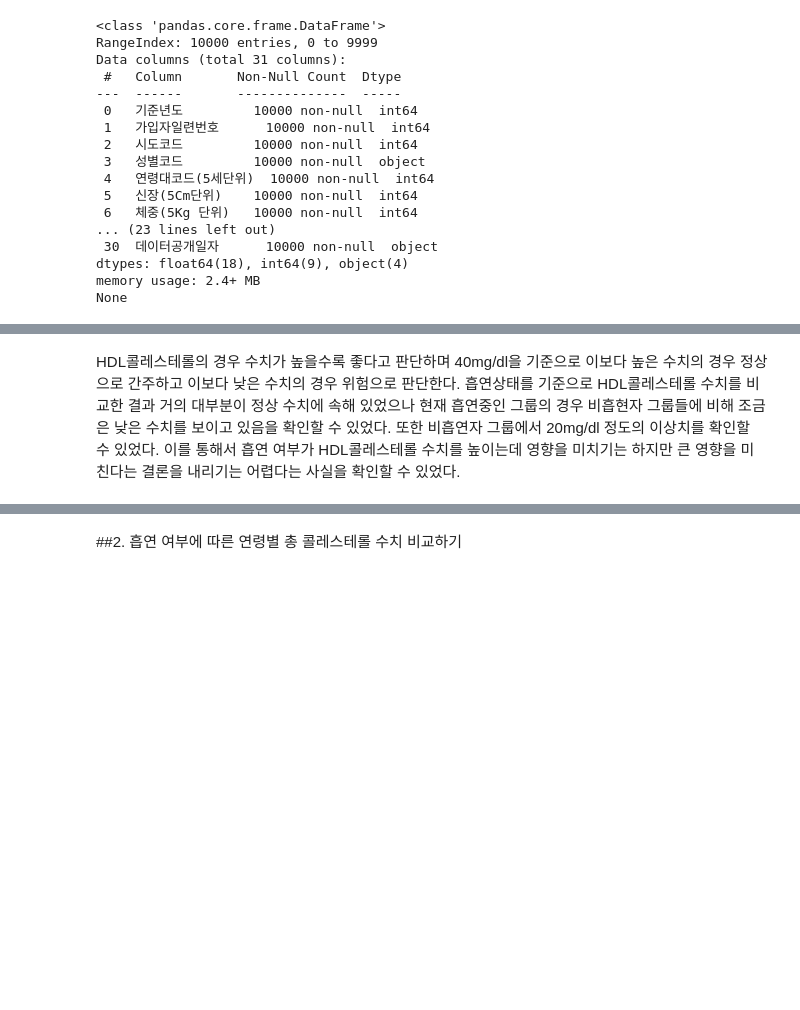
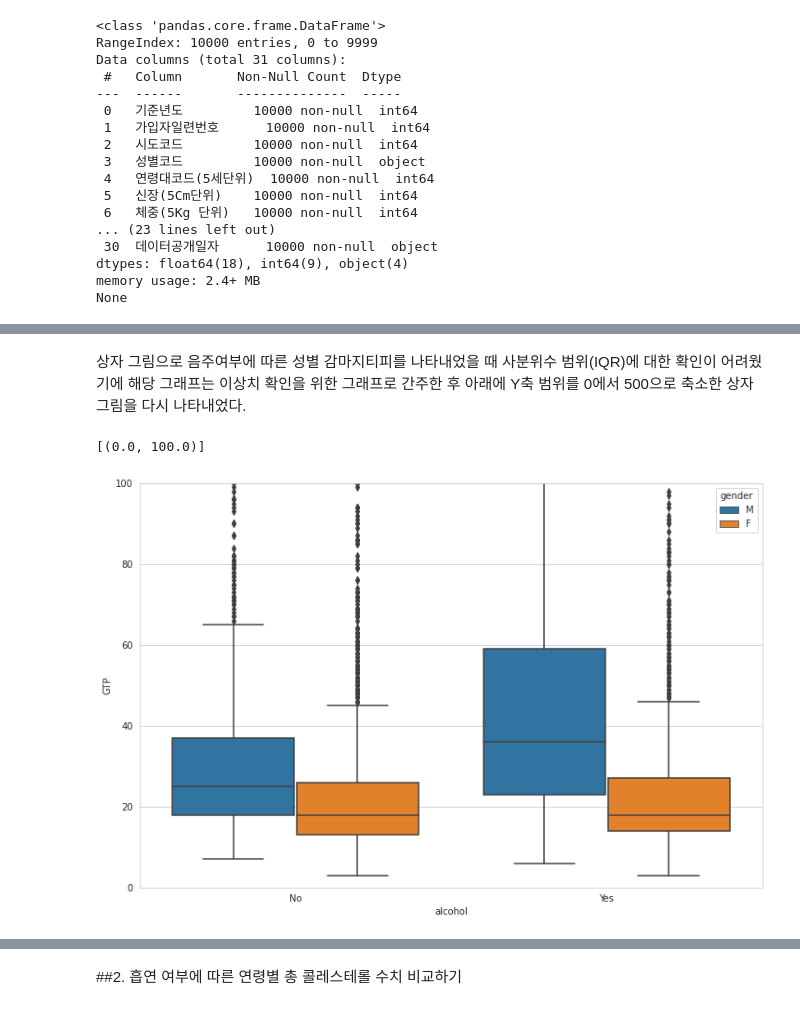
Before and after one commit to jhyeon23/2022-2_ITB, a Jupyter notebook: 2112100박정현_healthdata.ipynb, the cells around one changed output, grey strips where cells are left out. Drawn from its saved outputs; the diff is of its cells as text; code cells hidden in the pictures; blank space fills up the shorter version.

```diff
--- a/2112100박정현_healthdata.ipynb
+++ b/2112100박정현_healthdata.ipynb
@@ -131,4 +132,8 @@ sns.boxplot(data = mpg, x = 'smoking', y = 'HDL_chole')
-# %% [markdown]
-HDL콜레스테롤의 경우 수치가 높을수록 좋다고 판단하며 40mg/dl을 기준으로 이보다 높은 수치의 경우 정상으로 간주하고 이보다 낮은 수치의 경우 위험으로 판단한다.
-흡연상태를 기준으로 HDL콜레스테롤 수치를 비교한 결과 거의 대부분이 정상 수치에 속해 있었으나 현재 흡연중인 그룹의 경우 비흡현자 그룹들에 비해 조금은 낮은 수치를 보이고 있음을 확인할 수 있었다.
-또한 비흡연자 그룹에서 20mg/dl 정도의 이상치를 확인할 수 있었다. 이를 통해서 흡연 여부가 HDL콜레스테롤 수치를 높이는데 영향을 미치기는 하지만 큰 영향을 미친다는 결론을 내리기는 어렵다는 사실을 확인할 수 있었다.
+# %% [markdown]
+상자 그림으로 음주여부에 따른 성별 감마지티피를 나타내었을 때 사분위수 범위(IQR)에 대한 확인이 어려웠기에 해당 그래프는 이상치 확인을 위한 그래프로 간주한 후 아래에 Y축 범위를 0에서 500으로 축소한 상자 그림을 다시 나타내었다.
+# %%
+plt.figure(figsize=(12,8))
+sns.boxplot(data = mpg, x = 'alcohol', y = 'GTP', hue = 'gender').set( ylim = (0,100))
+# %% [output]
+[(0.0, 100.0)]
+[figure, added]
```
Also changed, not shown: parts of 6 cells of this notebook.
